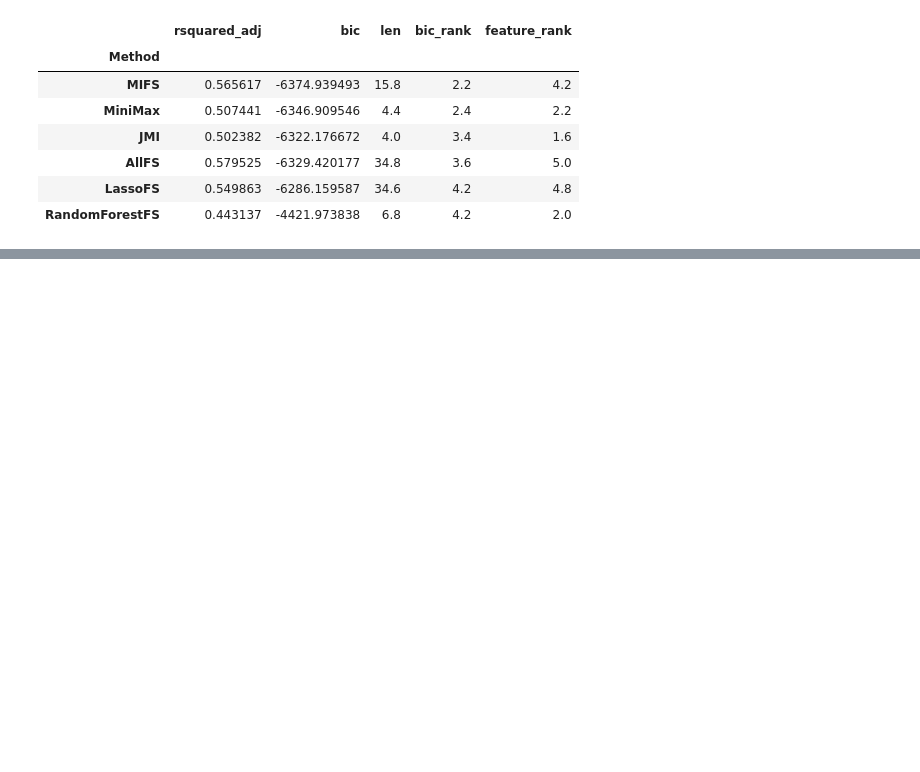
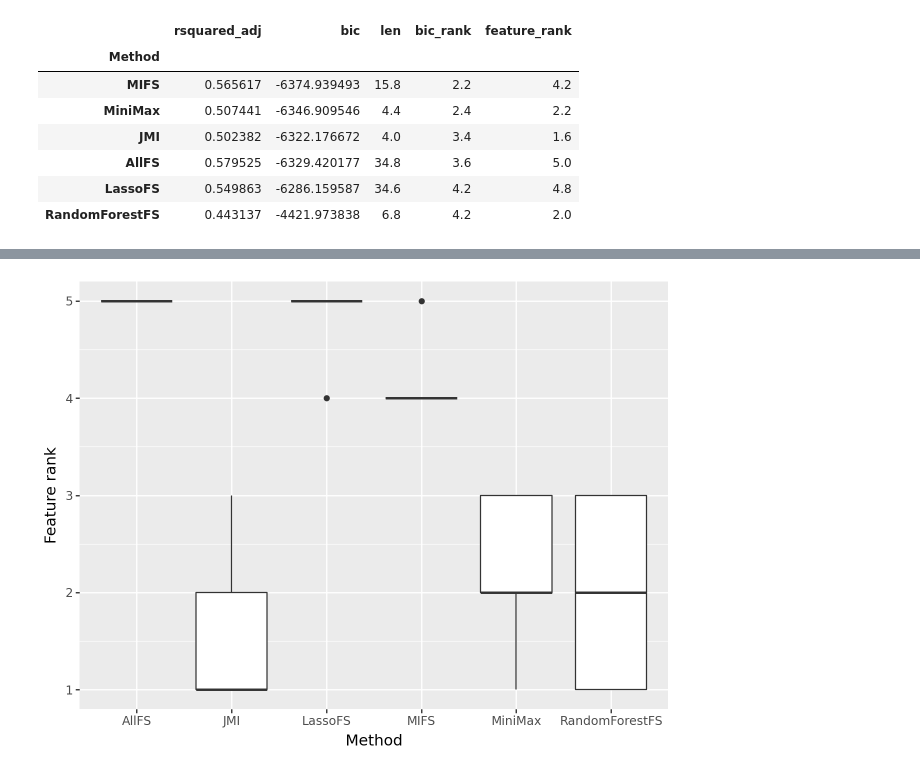
Before and after one commit to bartoszrozek/MUML2024, a Jupyter notebook: notebooks/real_datasets_tests.ipynb, the cells around one changed output, grey strips where cells are left out. Cells and saved outputs as stored; diff of their text form; code cells hidden in the pictures; blank space fills up the shorter version.

```diff
--- a/notebooks/real_datasets_tests.ipynb
+++ b/notebooks/real_datasets_tests.ipynb
@@ -254,0 +262,7 @@ all_results.groupby("Method").agg("mean").sort_values("bic_rank")
+# %%
+(p9.ggplot(all_results, p9.aes("Method", "feature_rank")) +
+    p9.geom_boxplot() +
+    p9.xlab("Method") +
+    p9.ylab("Feature rank"))
+# %% [output]
+[figure, added]
```
Also changed, not shown: parts of 1 cell of this notebook.
